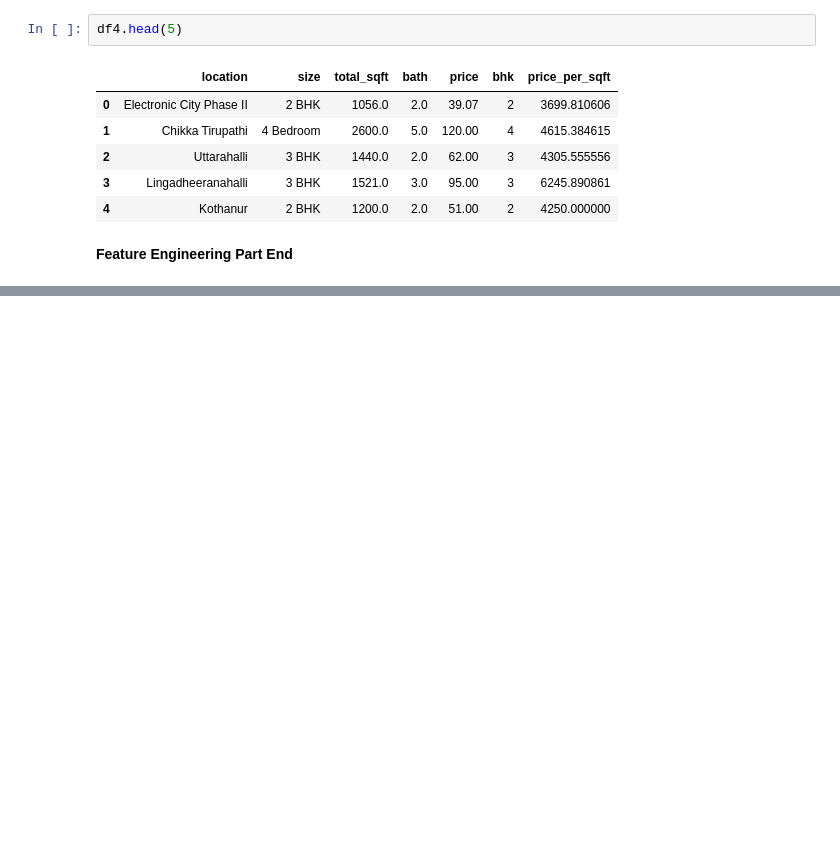
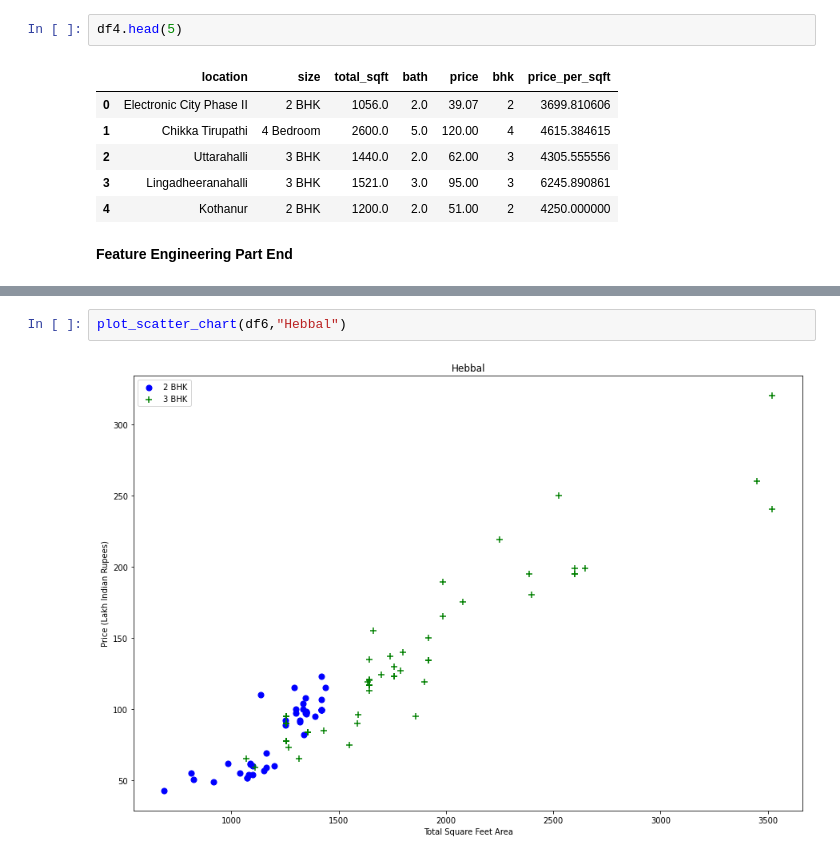
Before and after one commit to Void-Brain70/Coursera_TF_AI_ML_DL, a Jupyter notebook: ML_&_DS_Project.ipynb, the cells around one changed output, grey strips where cells are left out. Saved outputs shown, nothing was run; the diff lists cells and outputs as text; blank space fills up the shorter version.

```diff
--- a/ML_&_DS_Project.ipynb
+++ b/ML_&_DS_Project.ipynb
@@ -257,0 +321,4 @@ df4.head(5)
+# %%
+plot_scatter_chart(df6,"Hebbal")
+# %% [output]
+[figure, added]
```
Also changed, not shown: parts of 19 cells of this notebook.
